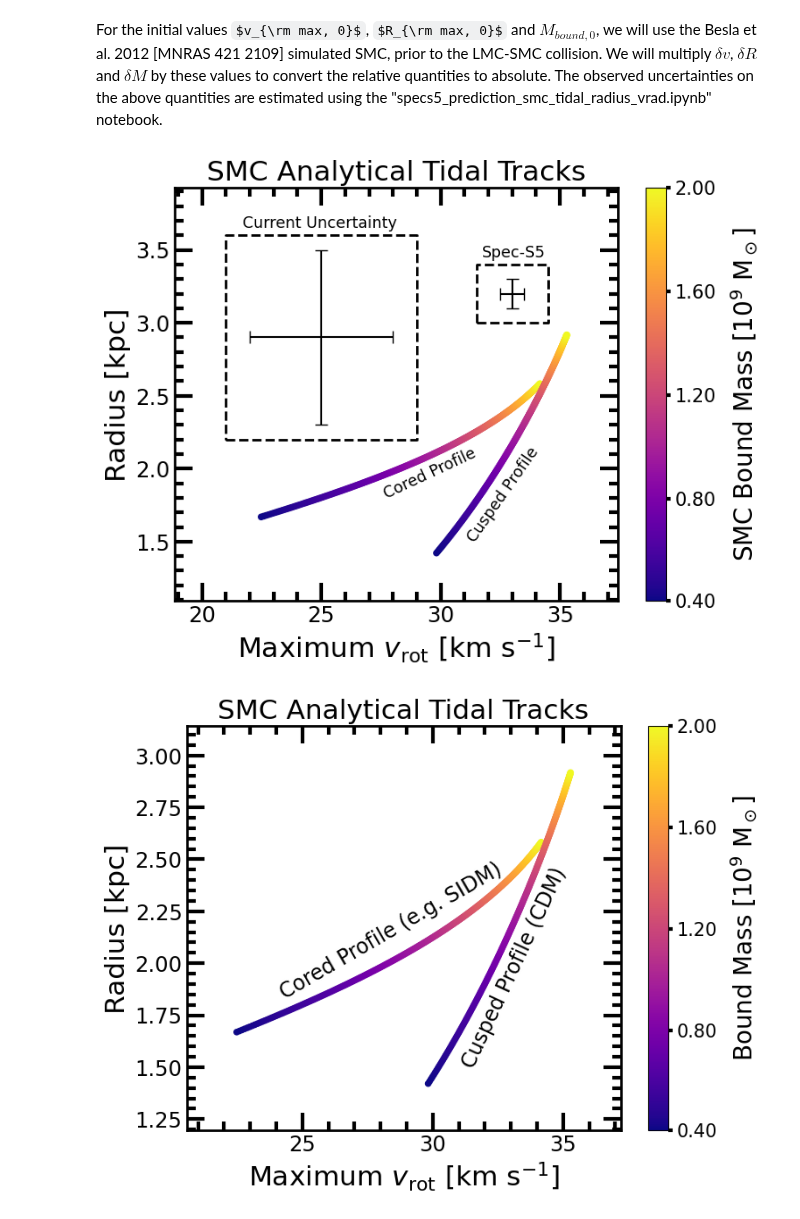
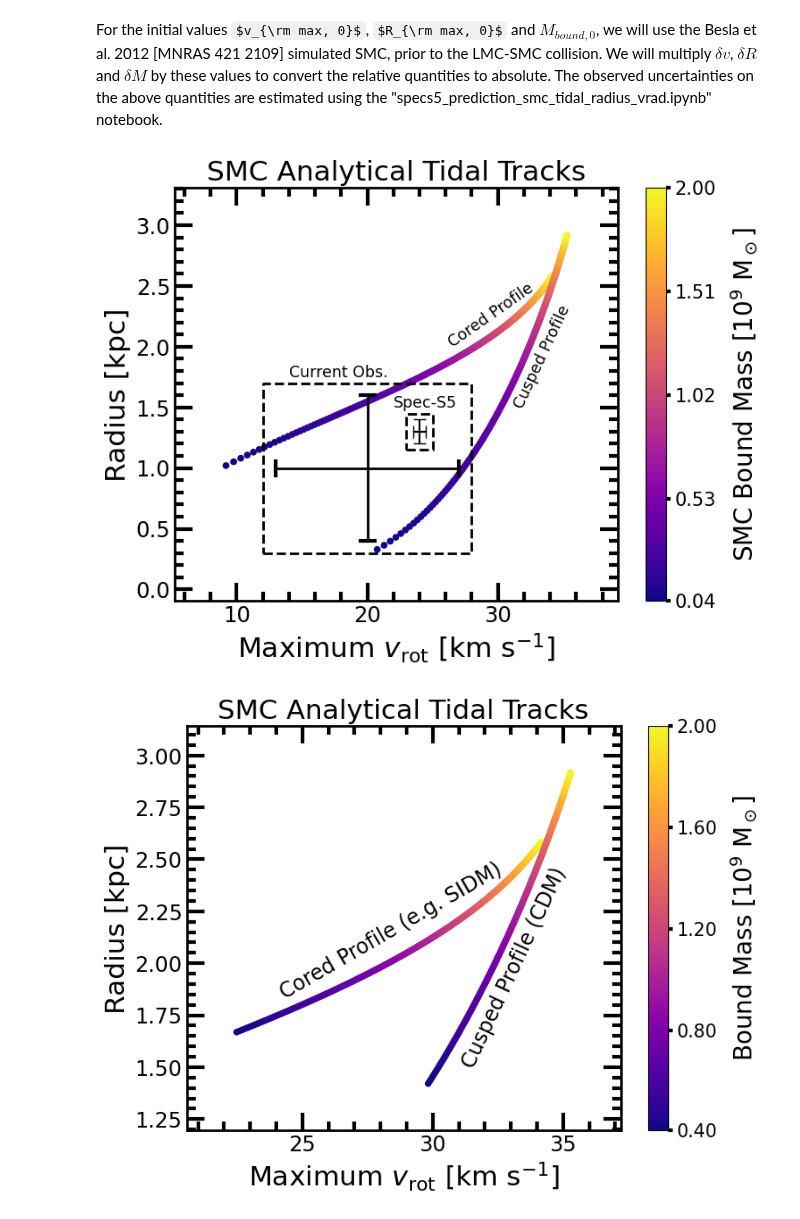
Before and after one commit to spec-s5/dark-matter-paper, a Jupyter notebook: nearfield/SMC_disruption/smc_dm_profile_evolution.ipynb, the cells around one changed output. Saved outputs shown, nothing was run; the diff lists cells and outputs as text; code cells hidden in the pictures; some formulas as TeX source.

```diff
--- a/nearfield/SMC_disruption/smc_dm_profile_evolution.ipynb
+++ b/nearfield/SMC_disruption/smc_dm_profile_evolution.ipynb
@@ -41,7 +41,7 @@ v_max0 = 36 #km/s
 R_max0 = 3.3 #kpc
 M_bound0 = 4e9 #Msun
 
-delta_m_array = np.linspace(0.1, 0.5, 300)
+delta_m_array = np.linspace(0.01, 0.5, 300)
 dv_cored_array = delta_v_cored(delta_m_array) * v_max0
 dv_cusped_array = delta_v_cusped(delta_m_array) * v_max0
 dr_cored_array = delta_r_cored(delta_m_array) * R_max0
@@ -59,45 +59,45 @@ scatter_cored = ax0.scatter(dv_cored_array, dr_cored_array, c=delta_m_array, cma
                             norm=norm, label="Cored Profile", s=20, zorder=3)
 ax0.plot(dv_cored_array, dr_cored_array, alpha=0.3, color='gray', zorder=1)
 
 scatter_cusped = ax0.scatter(dv_cusped_array, dr_cusped_array, c=delta_m_array, cmap='plasma',
                              norm=norm, label="Cusped Profile", s=20, zorder=3)
 ax0.plot(dv_cusped_array, dr_cusped_array, alpha=0.3, color='gray', zorder=1)
 
 ax0.set_xlabel(r"Maximum $v_{\rm rot}$ [km s$^{-1}$]")
 ax0.set_ylabel(r"Radius [kpc]")
-ax0.annotate("Cored Profile", (27.5, 1.8), rotation = 25, fontsize = 12.5)
-ax0.annotate("Cusped Profile", (31, 1.5), rotation = 55, fontsize = 12.5)
-ax0.errorbar(25, 2.9, xerr = 3, yerr = 0.6, color = "k", capsize = 5)
-ax0.errorbar(33, 3.2, xerr = 0.5, yerr = 0.1, color = "k", capsize = 5)
-ax0.annotate("Current Uncertainty", (21.7, 3.65), fontsize = 12.5)
-ax0.annotate("Spec-S5", (31.75, 3.45), fontsize = 12.5)
+ax0.annotate("Cored Profile", (26, 2), rotation = 35, fontsize = 12.5)
+ax0.annotate("Cusped Profile", (31, 1.5), rotation = 65, fontsize = 12.5)
+ax0.errorbar(20, 1, xerr = 7, yerr = 0.6, color = "k", capsize = 7, linewidth = 2, zorder = 4, capthick = 3)
+ax0.errorbar(24, 1.3, xerr = 0.5, yerr = 0.1, color = "k", capsize = 5)
+ax0.annotate("Current Obs.", (14, 1.75), fontsize = 12.5)
+ax0.annotate("Spec-S5", (22, 1.5), fontsize = 12.5)
 
-x = [21, 29, 29, 21, 21]
-y = [2.2, 2.2, 3.6, 3.6, 2.2]
+x = [12, 28, 28, 12, 12]
+y = [0.3, 0.3, 1.7, 1.7, 0.3]
 # Plot the lines connecting the coordinates
-plt.plot(x, y, 'k', linewidth=2, linestyle = "--")
+plt.plot(x, y, 'k', linewidth=2, linestyle = "--", zorder = 5)
 
-x = [31.5, 34.5, 34.5, 31.5, 31.5]
-y = [3, 3, 3.40, 3.40, 3]
+x = [23, 25, 25, 23, 23]
+y = [1.15, 1.15, 1.45, 1.45, 1.15]
 # Plot the lines connecting the coordinates
 plt.plot(x, y, 'k', linewidth=2, linestyle = "--")
 
 # Add colorbar with custom ticks matching delta_m_array values
 cbar = fig.colorbar(scatter_cored, ax=ax0)
 cbar.set_label(r'SMC Bound Mass [10$^9$ M$_\odot]$', labelpad = 10, size = 20)
 # Set colorbar ticks to specific delta_m values
 tick_indices = np.linspace(0, len(delta_m_array)-1, 5, dtype=int)
 cbar.set_ticks(delta_m_array[tick_indices])
 cbar.set_ticklabels([f'{val:.2f}' for val in np.round(delta_m_array[tick_indices]/1e9, 2)])
 cbar.ax.tick_params(labelsize = 15, width = 3)
 
 ax0.set_title("SMC Analytical Tidal Tracks")
 
 pi.aesthetic(ax0)
 plt.savefig("smc_tidal_track.jpg", bbox_inches = "tight", dpi = 300)
 plt.show()
 # %% [output]
-[figure, old version]
+[figure, new version]
 # %%
 fig = plt.figure(figsize=(8, 6))
 ax0 = fig.add_subplot(1, 1, 1)
```
Also changed, not shown: 1 other file.
